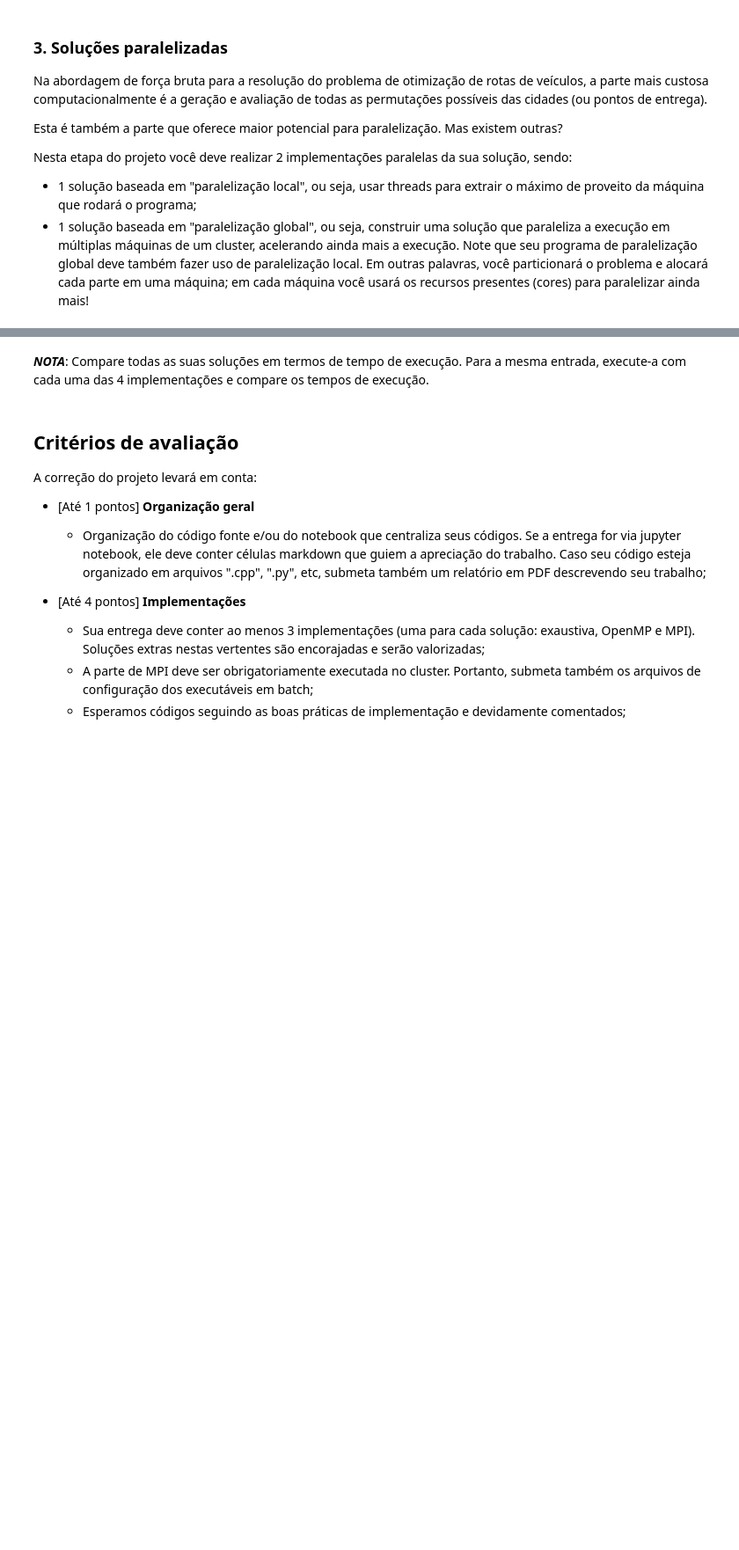
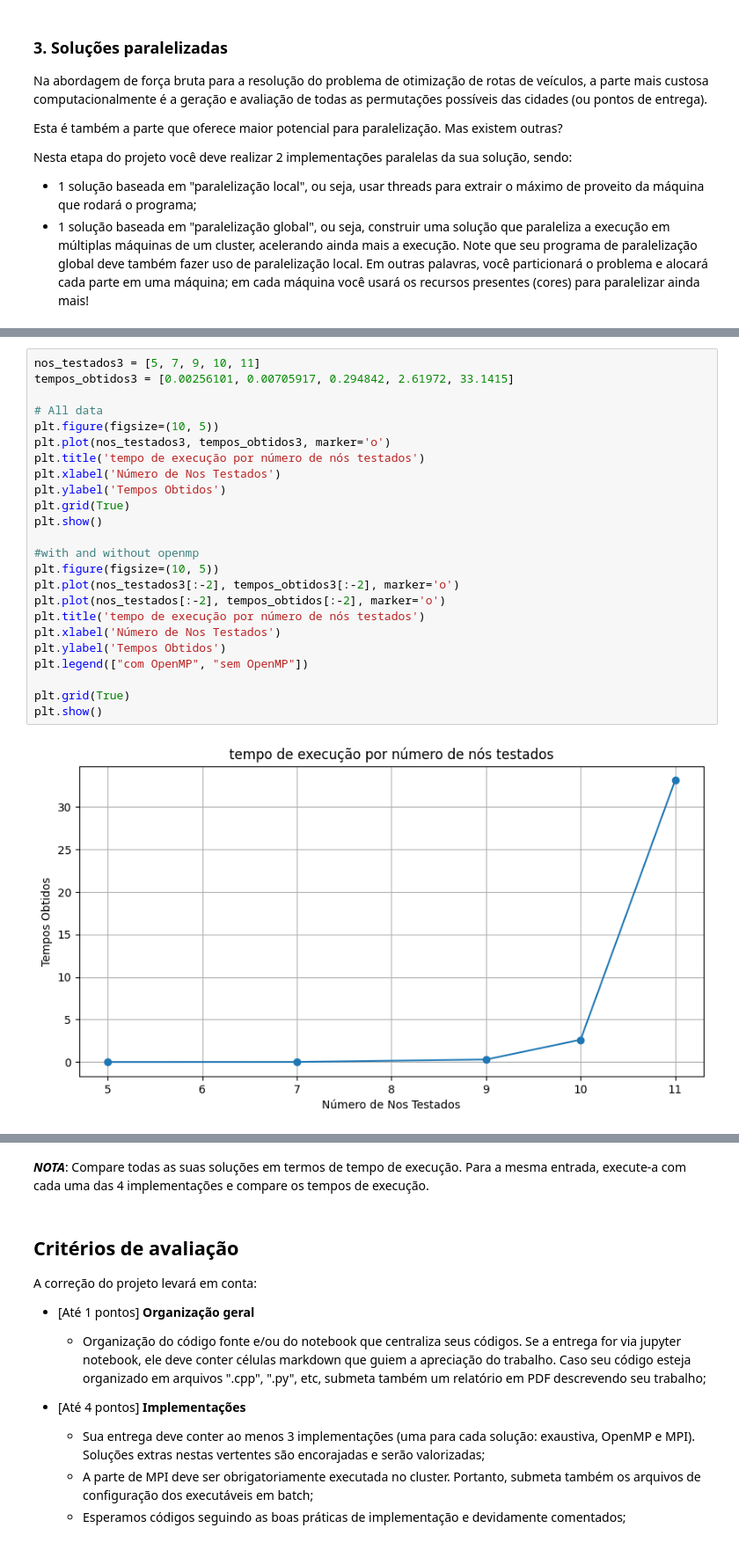
Before and after one commit to Aranh4/supercompfinal, a Jupyter notebook: Supercomp_Projeto_2024.ipynb, the cells around one changed output, grey strips where cells are left out. Shown at 88% size. Cells and saved outputs as stored; diff of their text form; blank space fills up the shorter version.

```diff
--- a/Supercomp_Projeto_2024.ipynb
+++ b/Supercomp_Projeto_2024.ipynb
@@ -322,0 +1145,26 @@ Nesta etapa do projeto você deve realizar 2 implementações paralelas da sua s
+# %%
+nos_testados3 = [5, 7, 9, 10, 11]
+tempos_obtidos3 = [0.00256101, 0.00705917, 0.294842, 2.61972, 33.1415]
+
+# All data
+plt.figure(figsize=(10, 5))
+plt.plot(nos_testados3, tempos_obtidos3, marker='o')
+plt.title('tempo de execução por número de nós testados')
+plt.xlabel('Número de Nos Testados')
+plt.ylabel('Tempos Obtidos')
+plt.grid(True)
+plt.show()
+
+#with and without openmp
+plt.figure(figsize=(10, 5))
+plt.plot(nos_testados3[:-2], tempos_obtidos3[:-2], marker='o')
+plt.plot(nos_testados[:-2], tempos_obtidos[:-2], marker='o')
+plt.title('tempo de execução por número de nós testados')
+plt.xlabel('Número de Nos Testados')
+plt.ylabel('Tempos Obtidos')
+plt.legend(["com OpenMP", "sem OpenMP"])
+
+plt.grid(True)
+plt.show()
+# %% [output]
+[figure, added]
```
Also changed, not shown: parts of 23 cells of this notebook, 10 other files.
